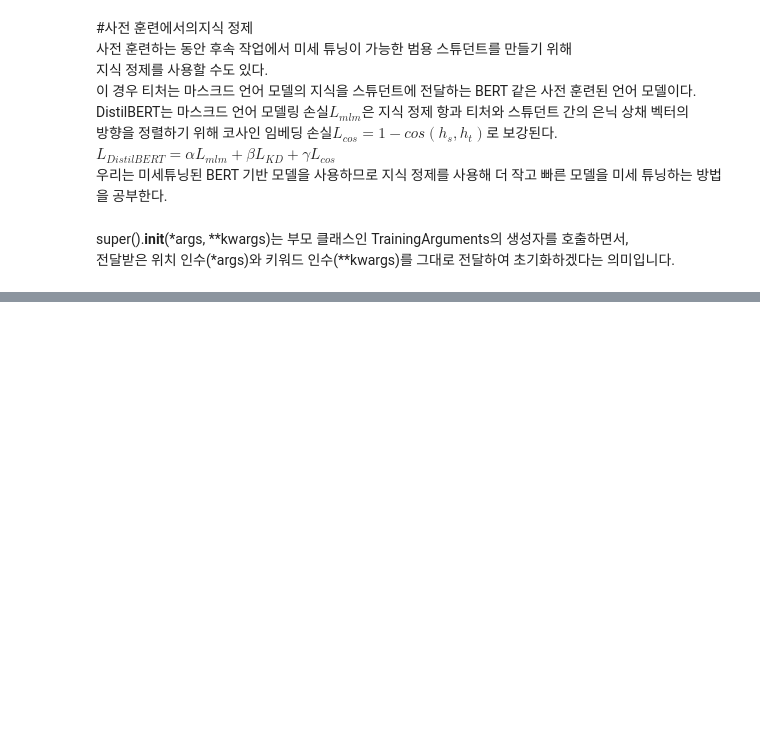
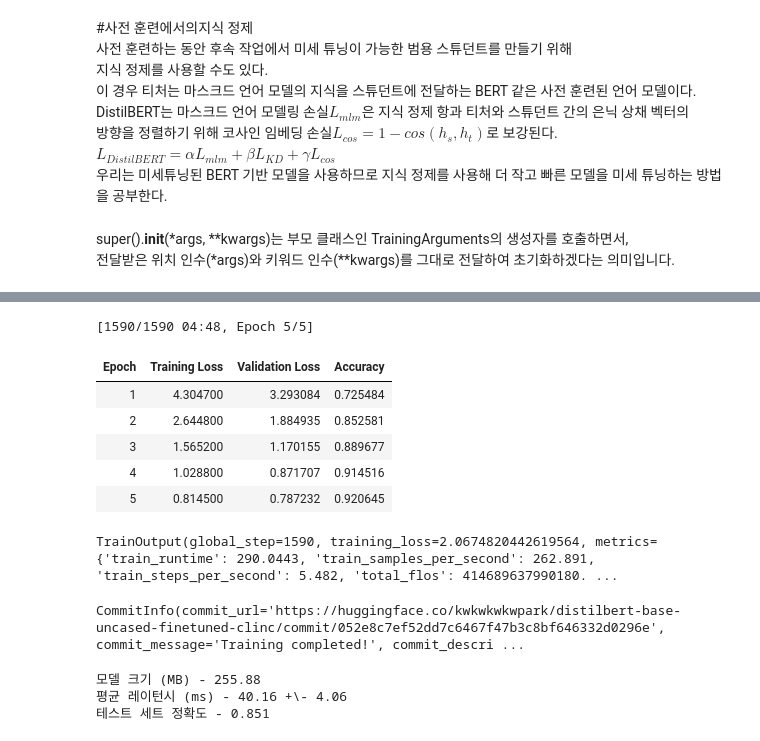
Before and after one commit to KwanWooPark97/transformer_study, a Jupyter notebook: chapter8_efficient/Untitled0.ipynb, the cells around one changed output, grey strips where cells are left out. Drawn from its saved outputs; the diff is of its cells as text; code cells hidden in the pictures; blank space fills up the shorter version.

```diff
--- a/chapter8_efficient/Untitled0.ipynb
+++ b/chapter8_efficient/Untitled0.ipynb
@@ -337,0 +398,6 @@ class DistillationTrainer(Trainer):
+# %%
+id2label = pipe.model.config.id2label
+label2id = pipe.model.config.label2id
+print(id2label)
+print('*'*20)
+print(label2id)
@@ -337,0 +422,7 @@ class DistillationTrainer(Trainer):
+# %%
+from transformers import AutoConfig
+
+num_labels = intents.num_classes
+student_config = (AutoConfig
+                  .from_pretrained(student_ckpt, num_labels=num_labels,
+                                   id2label=id2label, label2id=label2id))
@@ -337,0 +443,20 @@ class DistillationTrainer(Trainer):
+# %%
+distilbert_trainer = DistillationTrainer(model_init=student_init,
+    teacher_model=teacher_model, args=student_training_args,
+    train_dataset=clinc_enc['train'], eval_dataset=clinc_enc['validation'],
+    compute_metrics=compute_metrics, tokenizer=student_tokenizer)
+
+distilbert_trainer.train()
+# %% [output]
+[1590/1590 04:48, Epoch 5/5]
+| Epoch | Training Loss | Validation Loss | Accuracy |
+| 1 | 4.304700 | 3.293084 | 0.725484 |
+| 2 | 2.644800 | 1.884935 | 0.852581 |
+| 3 | 1.565200 | 1.170155 | 0.889677 |
+| 4 | 1.028800 | 0.871707 | 0.914516 |
+| 5 | 0.814500 | 0.787232 | 0.920645 |
+TrainOutput(global_step=1590, training_loss=2.0674820442619564, metrics={'train_runtime': 290.0443, 'train_samples_per_second': 262.891, 'train_steps_per_second': 5.482, 'total_flos': 414689637990180. ...
+# %%
+distilbert_trainer.push_to_hub("Training completed!")
+# %% [output]
+CommitInfo(commit_url='https://huggingface.co/kwkwkwkwpark/distilbert-base-uncased-finetuned-clinc/commit/052e8c7ef52dd7c6467f47b3c8bf646332d0296e', commit_message='Training completed!', commit_descri ...
@@ -337,0 +466,8 @@ class DistillationTrainer(Trainer):
+# %%
+optim_type = "DistilBERT"
+pb = PerformanceBenchmark(pipe, clinc["test"], optim_type=optim_type)
+perf_metrics.update(pb.run_benchmark())
+# %% [output]
+모델 크기 (MB) - 255.88
+평균 레이턴시 (ms) - 40.16 +\- 4.06
+테스트 세트 정확도 - 0.851
```
Also changed, not shown: parts of 79 cells of this notebook.
